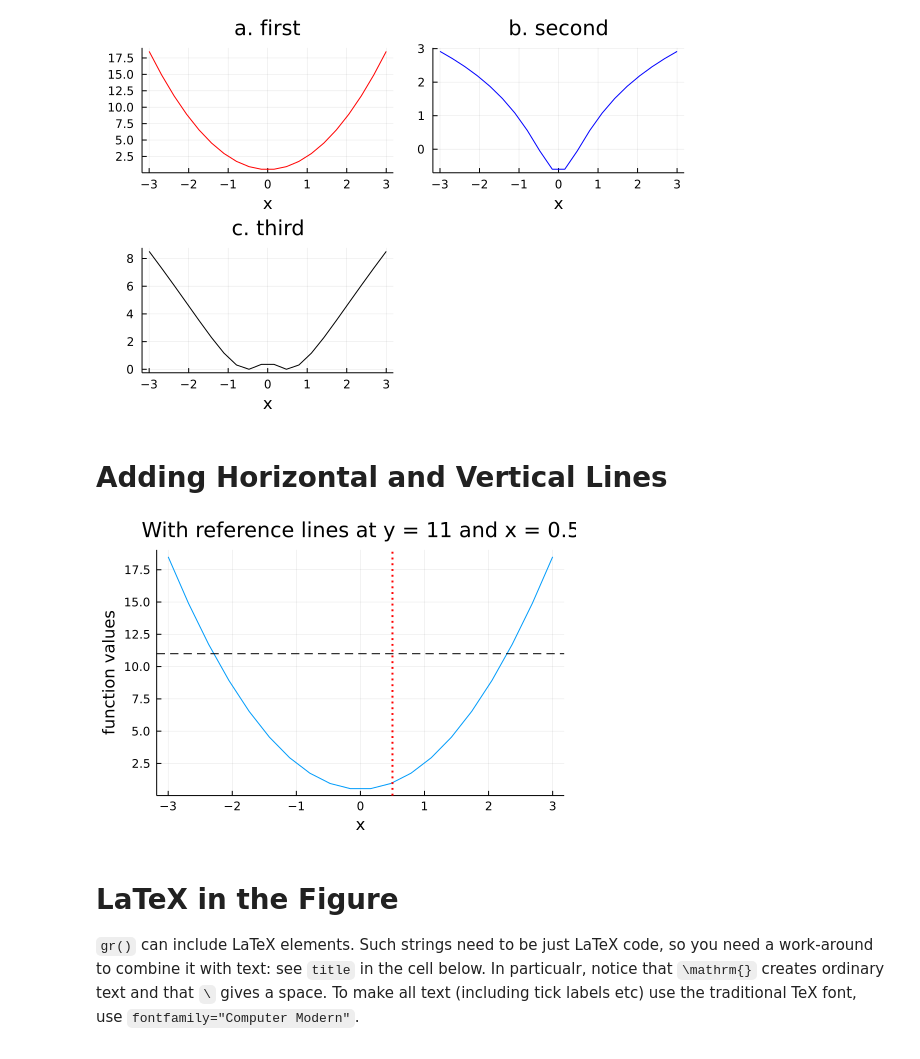
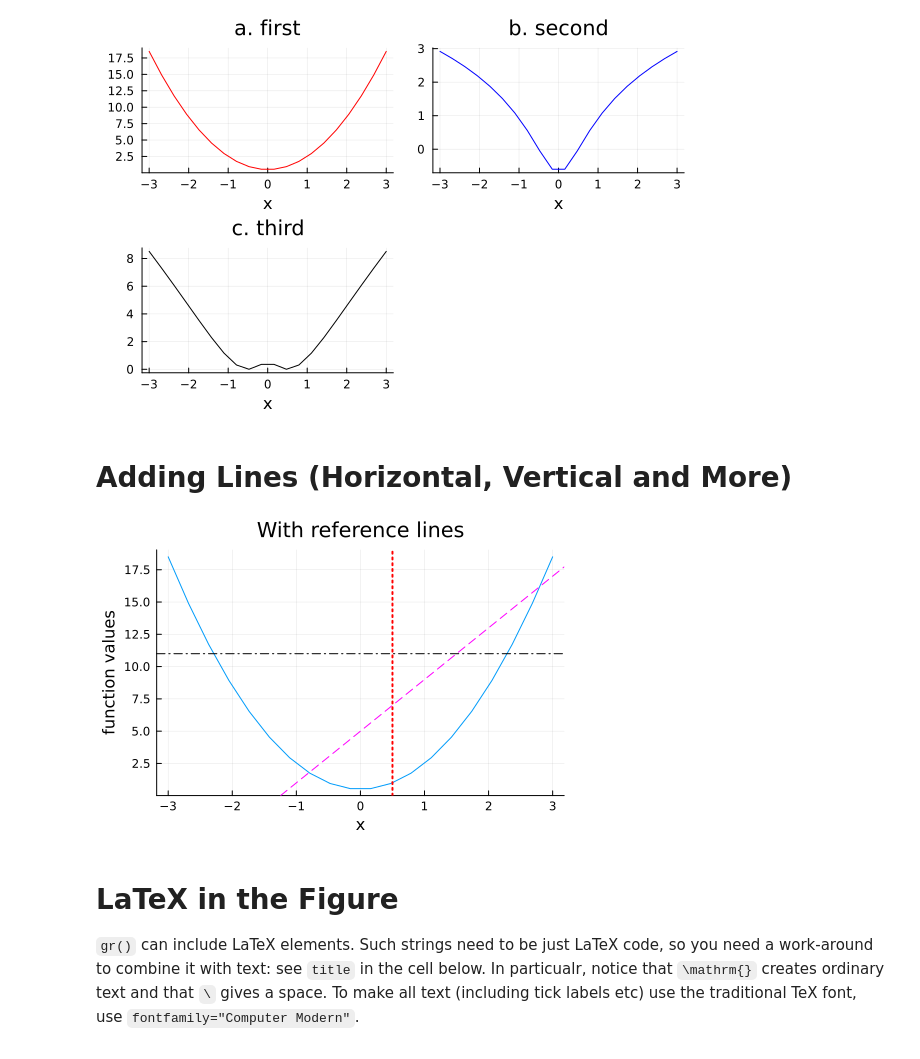
Before and after one commit to PaulSoderlind/JuliaTutorial, a Jupyter notebook: Tutorial_04_Plots.ipynb, the cells around one changed output. Saved outputs shown, nothing was run; the diff lists cells and outputs as text; code cells hidden in the pictures.

```diff
--- a/Tutorial_04_Plots.ipynb
+++ b/Tutorial_04_Plots.ipynb
@@ -84,19 +90,20 @@ display(p1)
 # %% [output]
 [figure]
 # %% [markdown]
-# Adding Horizontal and Vertical Lines
+# Adding Lines (Horizontal, Vertical and More)
 # %%
 p1 = plot( x,y,
            legend = false,
-           title = "With reference lines at y = 11 and x = 0.5",
+           title = "With reference lines",
            xlabel = "x",
            ylabel = "function values" )
 
 vline!([0.5],linecolor=:red,line=(:dot,2))   #easiest to not integrate this in plot()
-hline!([11],linecolor=:black,line=(:dash,1))
+hline!([11],linecolor=:black,line=:dashdot)
+Plots.abline!(4,5,linecolor=:magenta,line=:dash)  #yes, it currently needs the Plots. prefix
 display(p1)
 # %% [output]
-[figure, old version]
+[figure, new version]
 # %% [markdown]
 # LaTeX in the Figure
 
```
Also changed, not shown: parts of 13 cells of this notebook, 8 other files.
